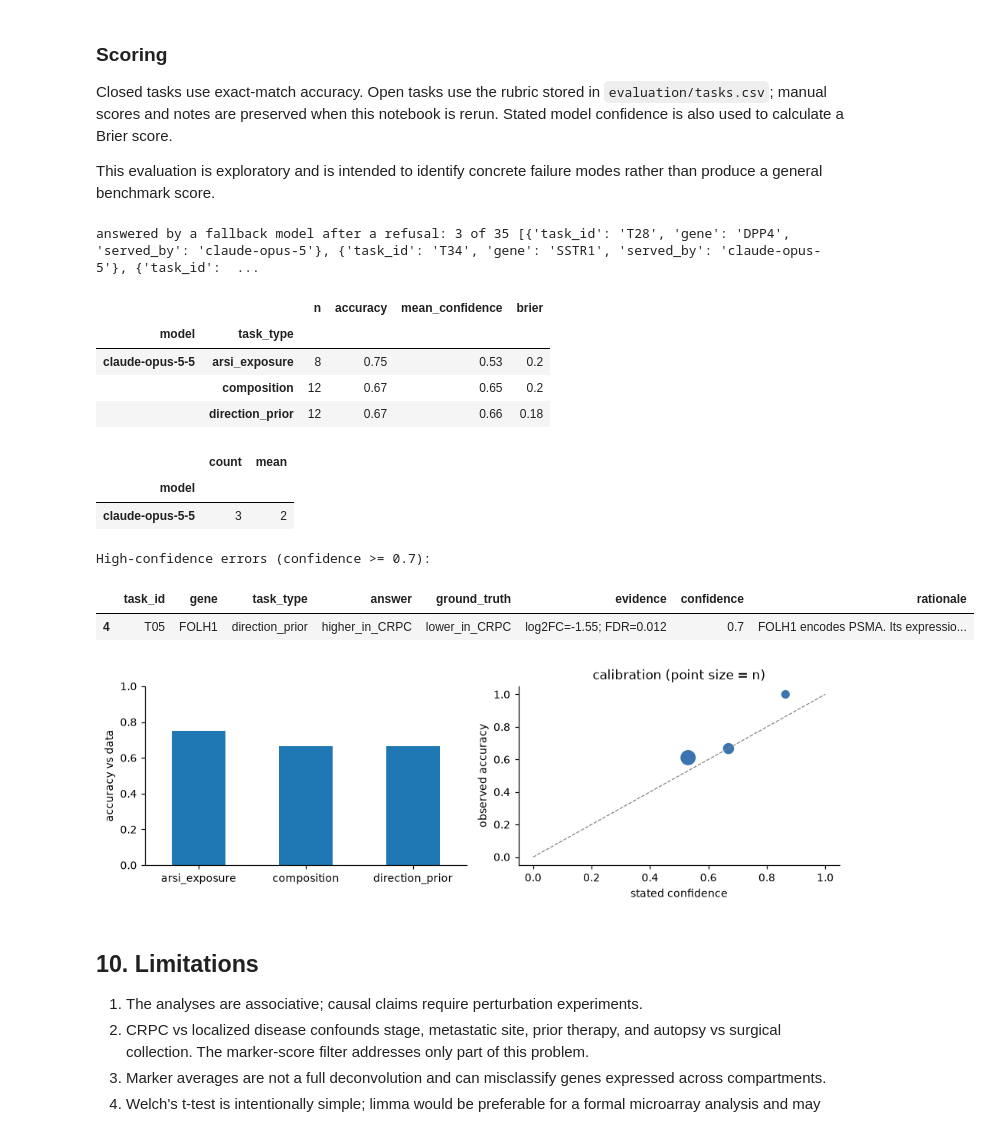
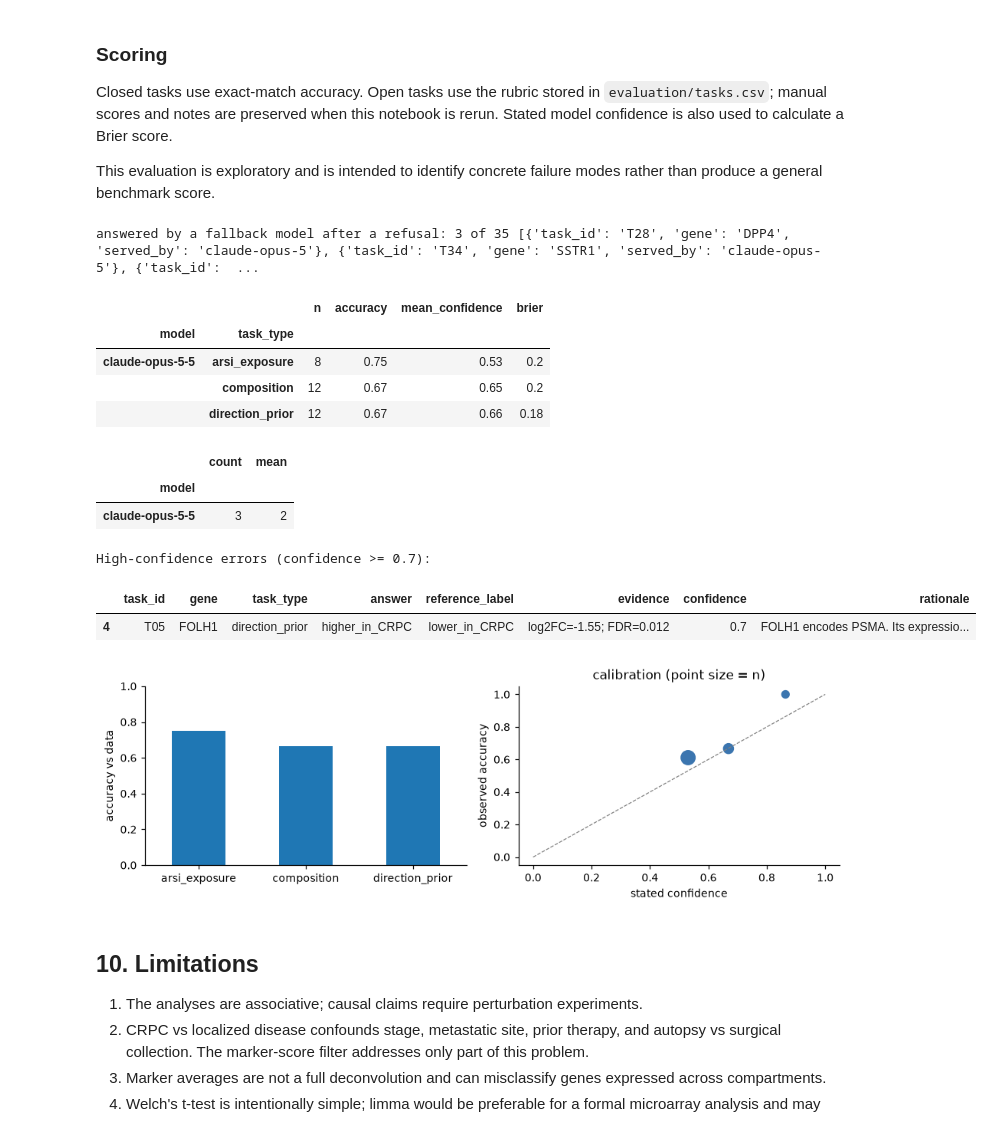
Before and after one commit to Shu-Chenzy/prostate-ai-hypothesis-evaluation, a Jupyter notebook: notebooks/prostate_cancer_analysis.ipynb, the cells around one changed output. Saved outputs shown, nothing was run; the diff lists cells and outputs as text; code cells hidden in the pictures.

```diff
--- a/notebooks/prostate_cancer_analysis.ipynb
+++ b/notebooks/prostate_cancer_analysis.ipynb
@@ -663,7 +663,7 @@ for gene in ["AR", "EZH2", "AURKA", "KLK3", "FOLH1", "SSTR1", "SSTR2", "SST", "T
         "question": f"{COHORT_GSE}\n\nWithout access to the data, predict how {gene} mRNA in metastatic CRPC compares with "
                     f"localized prostate cancer in this dataset.",
         "answer_options": "higher_in_CRPC|lower_in_CRPC|no_significant_difference",
-        "ground_truth": label(r.log2FC, r.FDR, FDR_MAX, "higher_in_CRPC", "lower_in_CRPC"),
+        "reference_label": label(r.log2FC, r.FDR, FDR_MAX, "higher_in_CRPC", "lower_in_CRPC"),
         "evidence": f"log2FC={r.log2FC:.2f}; FDR={r.FDR:.2g}",
     })
 
@@ -679,7 +679,7 @@ for gene, r in pd.concat([comp_pos, comp_neg]).sort_values("p").iterrows():
                     f"(tumor_intrinsic) or a difference in non-cancer cell content or tissue handling between surgical "
                     f"and autopsy samples (composition_or_handling)?",
         "answer_options": "tumor_intrinsic|composition_or_handling",
-        "ground_truth": "composition_or_handling" if r.composition_flag else "tumor_intrinsic",
+        "reference_label": "composition_or_handling" if r.composition_flag else "tumor_intrinsic",
         "evidence": f"max rho={r.composition_rho:.2f} ({r.composition_driver})",
     })
 
@@ -692,7 +692,7 @@ for gene in dict.fromkeys(["AR", "SSTR1", "EZH2"] + tier1 + tier2):
         "question": f"{COHORT_SU2C}\n\nWithout access to the data, predict how {gene} mRNA in ARSI-exposed tumors compares "
                     f"with ARSI-naive tumors.",
         "answer_options": "higher_after_ARSI|lower_after_ARSI|no_significant_difference",
-        "ground_truth": label(r.su2c_beta_ARSI, r.su2c_p, 0.05, "higher_after_ARSI", "lower_after_ARSI"),
+        "reference_label": label(r.su2c_beta_ARSI, r.su2c_p, 0.05, "higher_after_ARSI", "lower_after_ARSI"),
         "evidence": f"beta={r.su2c_beta_ARSI:.2f}; p={r.su2c_p:.2g}",
     })
 
@@ -716,14 +716,14 @@ OPEN = [
      "controls or causal logic; 0 = correlative only or infeasible."),
 ]
 for gene, q, rubric in OPEN:
-    tasks.append({"task_type": "open", "gene": gene, "scoring": "expert", "question": q,
-                  "answer_options": "", "ground_truth": rubric, "evidence": ""})
+    tasks.append({"task_type": "open", "gene": gene, "scoring": "manual_author", "question": q,
+                  "answer_options": "", "reference_label": rubric, "evidence": ""})
 
 tasks = pd.DataFrame(tasks)
 tasks.insert(0, "task_id", [f"T{i:02d}" for i in range(1, len(tasks) + 1)])
 tasks.to_csv(EVAL / "tasks.csv", index=False)
 print(tasks.groupby("task_type").size().to_string())
-tasks[["task_id", "task_type", "gene", "ground_truth", "evidence"]].query("task_type != 'open'")
+tasks[["task_id", "task_type", "gene", "reference_label", "evidence"]].query("task_type != 'open'")
 # %% [output]
 task_type
 arsi_exposure       8
@@ -761,18 +761,18 @@ else:
     resp = pd.concat([pd.read_csv(f) for f in responses], ignore_index=True)
     sc = tasks.merge(resp, on="task_id", how="inner")
     auto = sc.scoring == "auto"
-    sc["correct"] = np.where(auto, (sc.answer == sc.ground_truth).astype(float), np.nan)
+    sc["correct"] = np.where(auto, (sc.answer == sc.reference_label).astype(float), np.nan)
 
-    keep = ["task_id", "model", "expert_score", "expert_note"]
+    keep = ["task_id", "model", "author_score", "author_note"]
     if (EVAL / "scoring.csv").exists():
         old = pd.read_csv(EVAL / "scoring.csv")
         sc = sc.merge(old[[c for c in keep if c in old.columns]], on=["task_id", "model"], how="left")
-    for c in ["expert_score", "expert_note"]:
+    for c in ["author_score", "author_note"]:
         if c not in sc.columns:
             sc[c] = np.nan
 
-    out_cols = ["task_id", "task_type", "gene", "model", "served_by", "answer", "ground_truth", "evidence",
-                "confidence", "correct", "expert_score", "expert_note", "rationale"]
+    out_cols = ["task_id", "task_type", "gene", "model", "served_by", "answer", "reference_label", "evidence",
+                "confidence", "correct", "author_score", "author_note", "rationale"]
     sc[out_cols].to_csv(EVAL / "scoring.csv", index=False)
 
     # a refusal on the requested model is answered by a fallback model; count those separately
@@ -785,40 +785,40 @@ else:
     summary = a.groupby(["model", "task_type"]).agg(n=("correct", "size"), accuracy=("correct", "mean"),
                                                      mean_confidence=("confidence", "mean"), brier=("brier", "mean"))
     display(summary.round(2))
-    display(sc[sc.scoring == "expert"].groupby("model").expert_score.agg(["count", "mean"]))
+    display(sc[sc.scoring == "manual_author"].groupby("model").author_score.agg(["count", "mean"]))
 
     print("High-confidence errors (confidence >= 0.7):")
-    display(a[(a.correct == 0) & (a.confidence >= 0.7)][["task_id", "gene", "task_type", "answer", "ground_truth",
+    display(a[(a.correct == 0) & (a.confidence >= 0.7)][["task_id", "gene", "task_type", "answer", "reference_label",
                                                           "evidence", "confidence", "rationale"]])
 
     fig, axes = plt.subplots(1, 2, figsize=(9, 3))
     acc = a.groupby(["task_type", "model"]).correct.mean().unstack()
     acc.plot.bar(ax=axes[0], rot=0, legend=len(acc.columns) > 1)
     axes[0].set_ylim(0, 1)
     axes[0].set_ylabel("accuracy vs data")
     axes[0].set_xlabel("")
     bins = pd.cut(a.confidence, [0, 0.6, 0.8, 0.9, 1.0], include_lowest=True)
     cal = a.groupby(bins, observed=True).agg(conf=("confidence", "mean"), acc=("correct", "mean"), n=("correct", "size"))
     axes[1].plot([0, 1], [0, 1], ls="--", color="grey", lw=0.8)
     axes[1].scatter(cal.conf, cal.acc, s=cal.n * 8, color="#3b75af")
     axes[1].set_xlabel("stated confidence")
     axes[1].set_ylabel("observed accuracy")
     axes[1].set_title("calibration (point size = n)")
     fig.tight_layout()
     fig.savefig(FIG / "05_llm_evaluation.png", bbox_inches="tight")
     plt.show()
 # %% [output]
 answered by a fallback model after a refusal: 3 of 35 [{'task_id': 'T28', 'gene': 'DPP4', 'served_by': 'claude-opus-5'}, {'task_id': 'T34', 'gene': 'SSTR1', 'served_by': 'claude-opus-5'}, {'task_id':  ...
 |  |  | n | accuracy | mean_confidence | brier |
 | model | task_type |  |  |  |  |
 | claude-opus-5-5 | arsi_exposure | 8 | 0.75 | 0.53 | 0.2 |
 |  | composition | 12 | 0.67 | 0.65 | 0.2 |
 |  | direction_prior | 12 | 0.67 | 0.66 | 0.18 |
 |  | count | mean |
 | model |  |  |
 | claude-opus-5-5 | 3 | 2 |
 High-confidence errors (confidence >= 0.7):
-|  | task_id | gene | task_type | answer | ground_truth | evidence | confidence | rationale |
+|  | task_id | gene | task_type | answer | reference_label | evidence | confidence | rationale |
 | 4 | T05 | FOLH1 | direction_prior | higher_in_CRPC | lower_in_CRPC | log2FC=-1.55; FDR=0.012 | 0.7 | FOLH1 encodes PSMA. Its expressio... |
 [figure]
 # %% [markdown]
```
Also changed, not shown: parts of 2 cells of this notebook, 4 other files.
